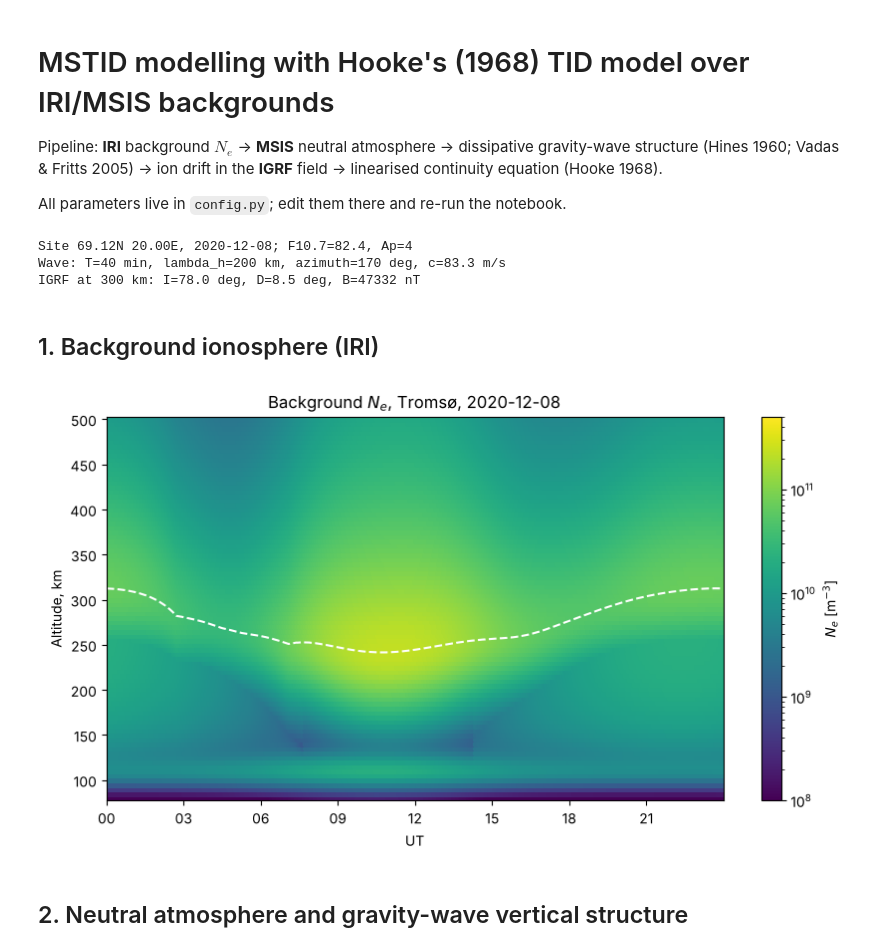
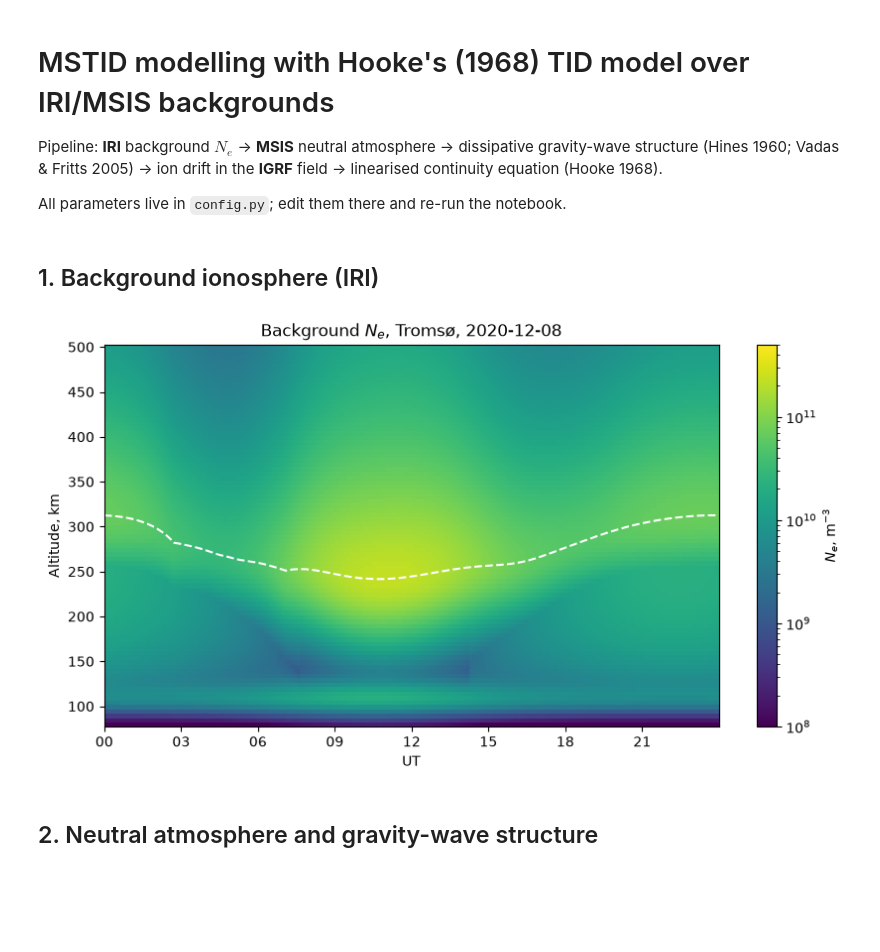
Before and after one commit to Samson-1207/TID-modeling, a Jupyter notebook: mstid_model.ipynb, the cells around one changed output. Saved outputs shown, nothing was run; the diff lists cells and outputs as text; code cells hidden in the pictures; blank space fills up the shorter version.

```diff
--- a/mstid_model.ipynb
+++ b/mstid_model.ipynb
@@ -14,14 +14,6 @@ from datetime import datetime, timedelta, timezone
 from config import *
 from iri_msis_gw import iri_profiles, gw_struct, msis_profiles
 from numerical_model import hooke_delta, I_deg, D_deg, B0
-
-print(f"Site {lat0:.2f}N {lon0:.2f}E, {t0:%Y-%m-%d}; F10.7={F107}, Ap={AP}")
-print(f"Wave: T={period} min, lambda_h={lambda_h} km, azimuth={azimuth} deg, c={c_phase:.1f} m/s")
-print(f"IGRF at 300 km: I={I_deg:.1f} deg, D={D_deg:.1f} deg, B={B0*1e9:.0f} nT")
-# %% [output]
-Site 69.12N 20.00E, 2020-12-08; F10.7=82.4, Ap=4
-Wave: T=40 min, lambda_h=200 km, azimuth=170 deg, c=83.3 m/s
-IGRF at 300 km: I=78.0 deg, D=8.5 deg, B=47332 nT
 # %% [markdown]
 ## 1. Background ionosphere (IRI)
 # %%
@@ -40,18 +30,18 @@ decl = -23.44 * np.cos(np.deg2rad(360 /365 * (doy + 10)))
 # %%
 fig, axs = plt.subplots(figsize=(10, 5))
 ax = axs
 
 pcm = axs.pcolormesh(times, alt, N0c[:, ialtF_out].T, norm=LogNorm(1e8, 5e11), cmap="viridis",shading="nearest", edgecolors="face", linewidth=0.25)
 ax.plot(times, hmF2, color="w", lw=1.5, ls="--", label="hmF2")
 ax.set_ylabel("Altitude, km"); ax.set_xlabel("UT")
 ax.xaxis.set_major_formatter(mdates.DateFormatter("%H"))
 ax.set_title(f"Background $N_e$, Tromsø, {t0:%Y-%m-%d}")
-fig.colorbar(pcm, ax=ax, label=r"$N_e$ [m$^{-3}$]")
+fig.colorbar(pcm, ax=ax, label=r"$N_e$, m$^{-3}$")
 plt.show()
 # %% [output]
-[figure, old version]
+[figure, new version]
 # %% [markdown]
-## 2. Neutral atmosphere and gravity-wave vertical structure
+## 2. Neutral atmosphere and gravity-wave structure
 # %%
 ms_c = msis_profiles(ut, altF)
 gw_c = gw_struct(ms_c, altF)
```
Also changed, not shown: parts of 7 cells of this notebook, 3 other files.
